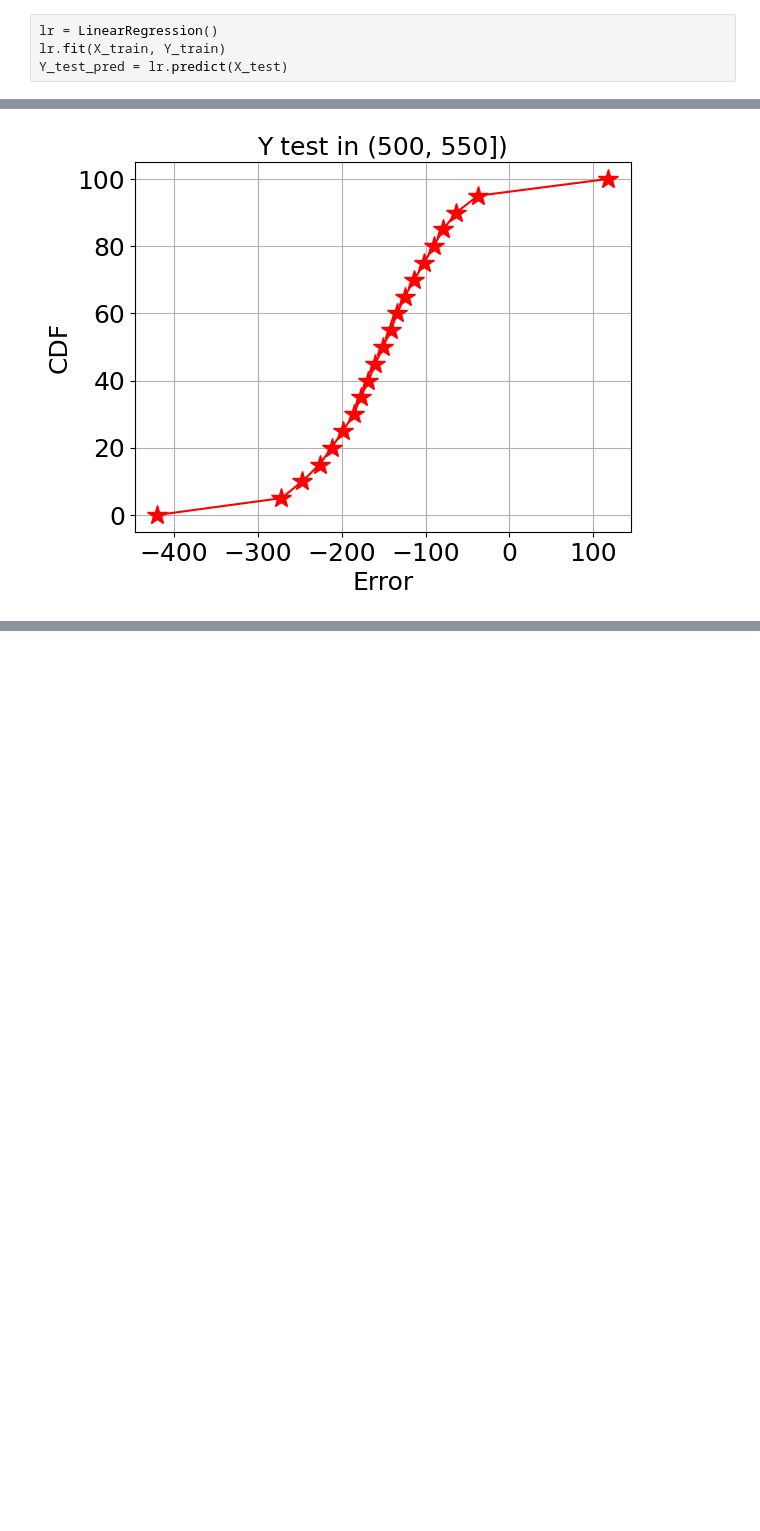
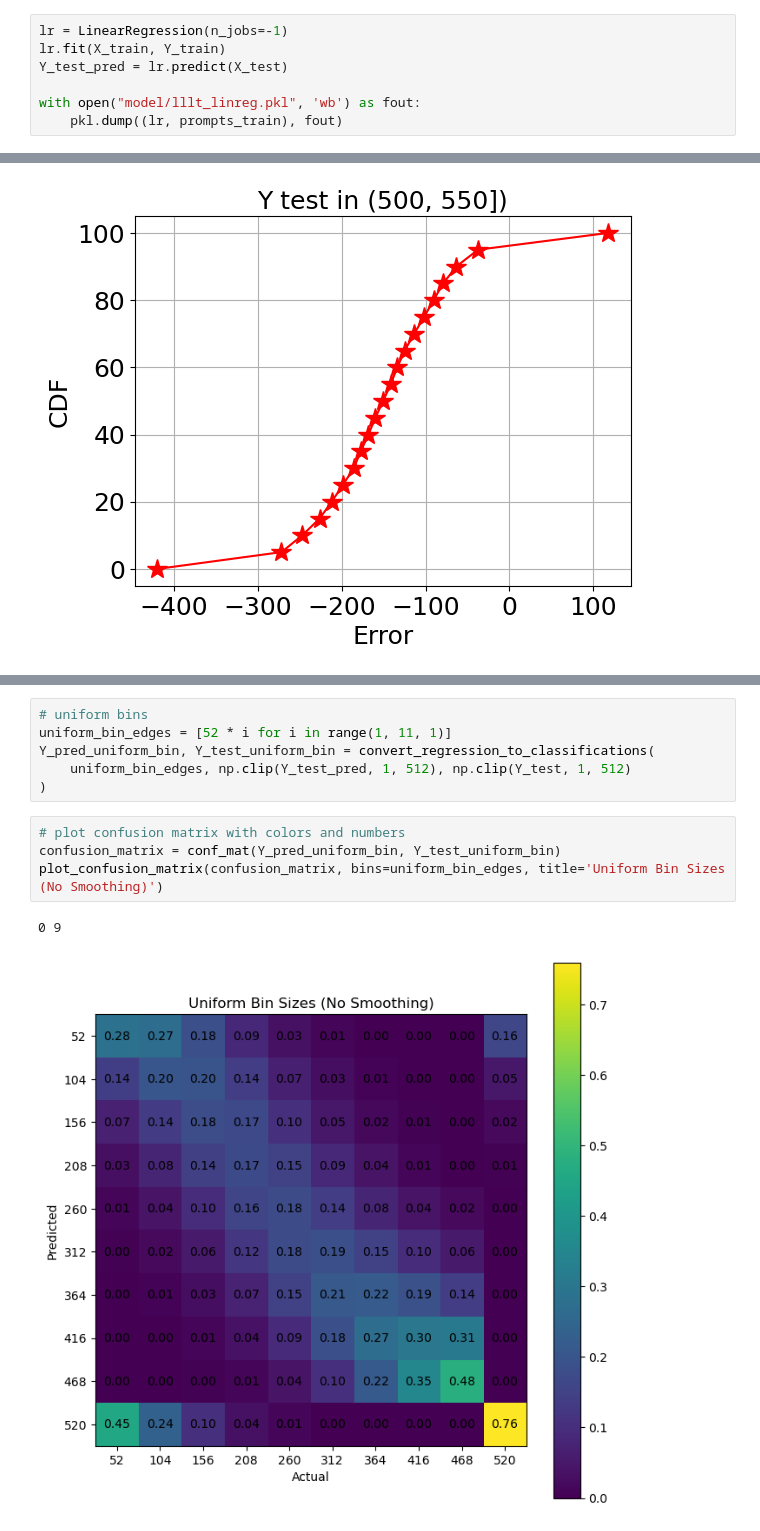
Before and after one commit to weifanjiang/length_prediction, a Jupyter notebook: embedding_regression.ipynb, the cells around one changed output, grey strips where cells are left out. Drawn from its saved outputs; the diff is of its cells as text; blank space fills up the shorter version.

```diff
--- a/embedding_regression.ipynb
+++ b/embedding_regression.ipynb
@@ -90,6 +184,9 @@ def get_data_partition(by_prompt=True, train_size=0.8):
 # %%
 X_train, Y_train, X_test, Y_test, prompts_train, prompts_test = get_data_partition(True, 0.8)
 # %%
-lr = LinearRegression()
+lr = LinearRegression(n_jobs=-1)
 lr.fit(X_train, Y_train)
 Y_test_pred = lr.predict(X_test)
+
+with open("model/lllt_linreg.pkl", 'wb') as fout:
+    pkl.dump((lr, prompts_train), fout)
@@ -415,0 +554,13 @@ TODO:
+# %%
+# uniform bins
+uniform_bin_edges = [52 * i for i in range(1, 11, 1)]
+Y_pred_uniform_bin, Y_test_uniform_bin = convert_regression_to_classifications(
+    uniform_bin_edges, np.clip(Y_test_pred, 1, 512), np.clip(Y_test, 1, 512)
+)
+# %%
+# plot confusion matrix with colors and numbers
+confusion_matrix = conf_mat(Y_pred_uniform_bin, Y_test_uniform_bin)
+plot_confusion_matrix(confusion_matrix, bins=uniform_bin_edges, title='Uniform Bin Sizes (No Smoothing)')
+# %% [output]
+0 9
+[figure, added]
```
Also changed, not shown: parts of 20 cells of this notebook, 9 other files.
